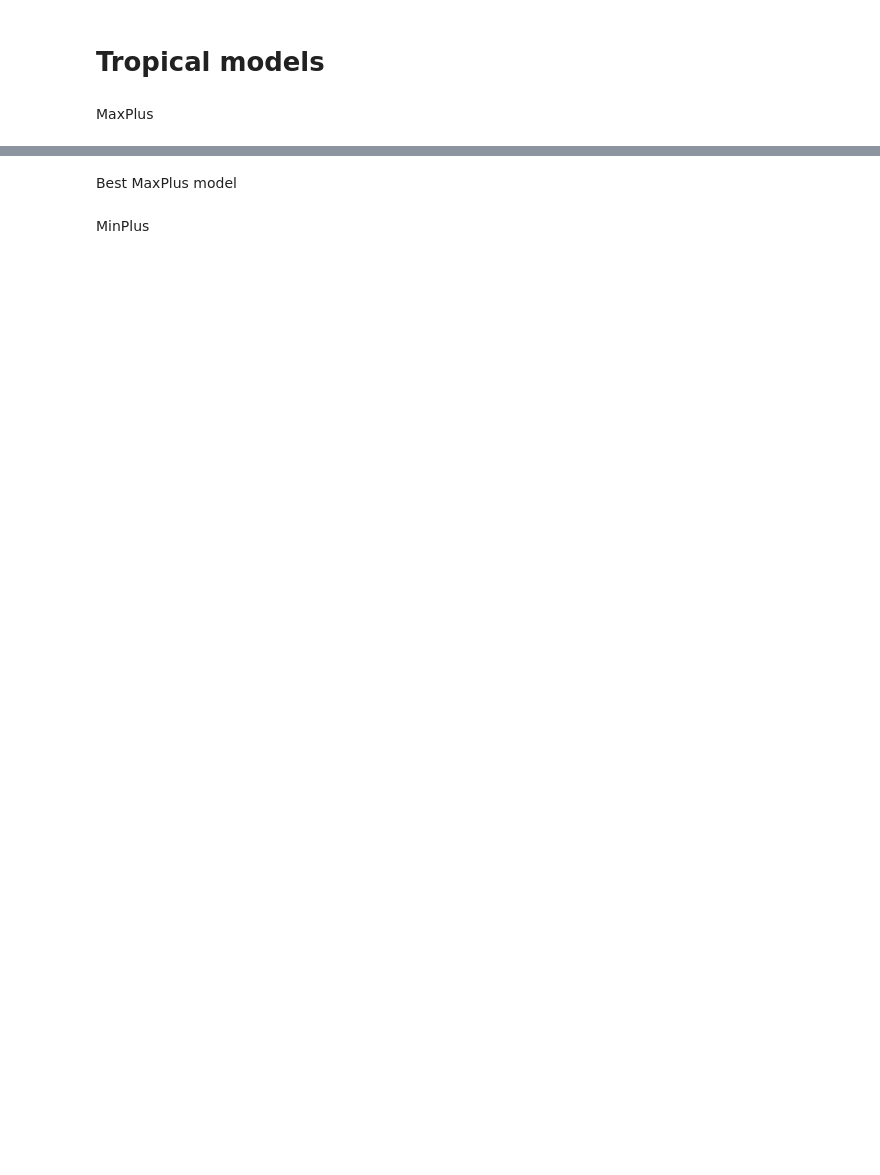
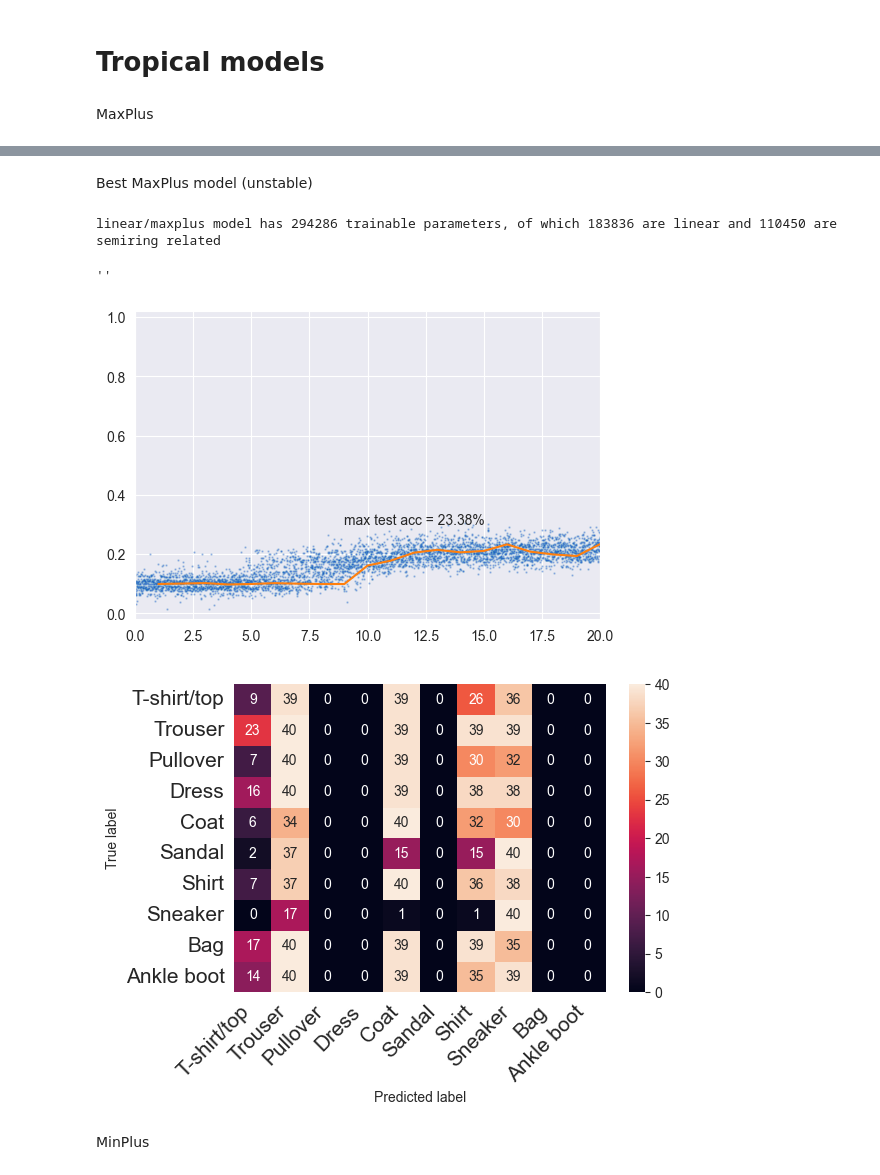
Before and after one commit to bmnsmets/semitorch, a Jupyter notebook: experiments/fullyconnected_fashion_standardized.ipynb, the cells around one changed output, grey strips where cells are left out. Cells and saved outputs as stored; diff of their text form; code cells hidden in the pictures; blank space fills up the shorter version.

Commit message:
Run random searches for maxplus, minplus, bugfix initialisation (and add tests)

```diff
--- a/experiments/fullyconnected_fashion_standardized.ipynb
+++ b/experiments/fullyconnected_fashion_standardized.ipynb
@@ -548,41 +653,42 @@ find_best_model_for(config={
 # %% [markdown]
-Best MaxPlus model
+Best MaxPlus model (unstable)
 # %%
-best_maxplus_model = Model("linear/maxplus").to(device)
+best_maxplus_model = Model("linear/maxplus", layer_norm=False, skip_connections=False, k=1.32355872778876).to(device)
 
 print(f"{best_maxplus_model.name} model has {count_parameters(best_maxplus_model.parameters())} trainable parameters, "
       f"of which {count_parameters(nonmaxplus_parameters(best_maxplus_model))} are linear "
       f"and {count_parameters(maxplus_parameters(best_maxplus_model))} are semiring related")
 
-loss = nn.CrossEntropyLoss()
-epochs = 20
-
-best_maxplus_linear_optimizer = torch.optim.SGD(nonmaxplus_parameters(best_maxplus_model), lr=lr1)
+best_maxplus_linear_optimizer = torch.optim.AdamW(nonmaxplus_parameters(best_maxplus_model), lr=0.002191529436858294, weight_decay=0.01)
 best_maxplus_linear_scheduler = torch.optim.lr_scheduler.OneCycleLR(
     best_maxplus_linear_optimizer,
-    max_lr=lr1,
+    max_lr=0.002191529436858294,
     anneal_strategy="linear",
     pct_start=0.3,
     three_phase=True,
     final_div_factor=1000.0,
     div_factor=10.0,
-    steps_per_epoch=len(trainloader),
-    epochs=epochs,
+    steps_per_epoch=len(fmnist_trainloader),
+    epochs=20,
 )
-best_maxplus_semiring_optimizer = torch.optim.SGD(maxplus_parameters(best_maxplus_model), lr=lr2)
+best_maxplus_semiring_optimizer = TropicalSGD(maxplus_parameters(best_maxplus_model), lr=0.0014279014665088416)
 
 best_maxplus_optimizers = [best_maxplus_linear_optimizer, best_maxplus_semiring_optimizer]
 best_maxplus_schedulers = [best_maxplus_linear_scheduler]
 
 train(
     best_maxplus_model,
-    device,
-    trainloader,
-    testloader,
+    fmnist_trainloader,
+    fmnist_testloader,
     best_maxplus_optimizers,
     best_maxplus_schedulers,
-    loss,
-    epochs,
+    nn.CrossEntropyLoss(),
+    20,
 )
+# %% [output]
+linear/maxplus model has 294286 trainable parameters, of which 183836 are linear and 110450 are semiring related
+''
+[figure, added]
+[figure, added]
 # %% [markdown]
 MinPlus
```
Also changed, not shown: parts of 16 cells of this notebook, 3 other files.
